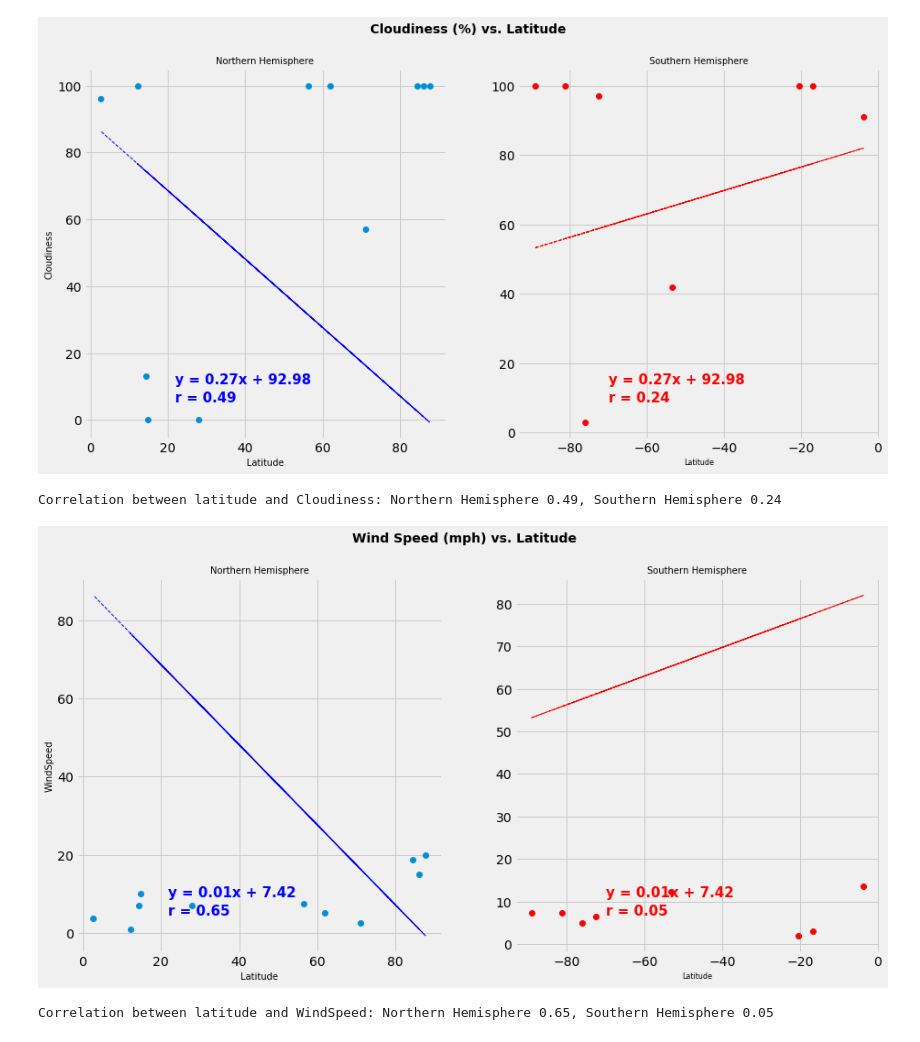
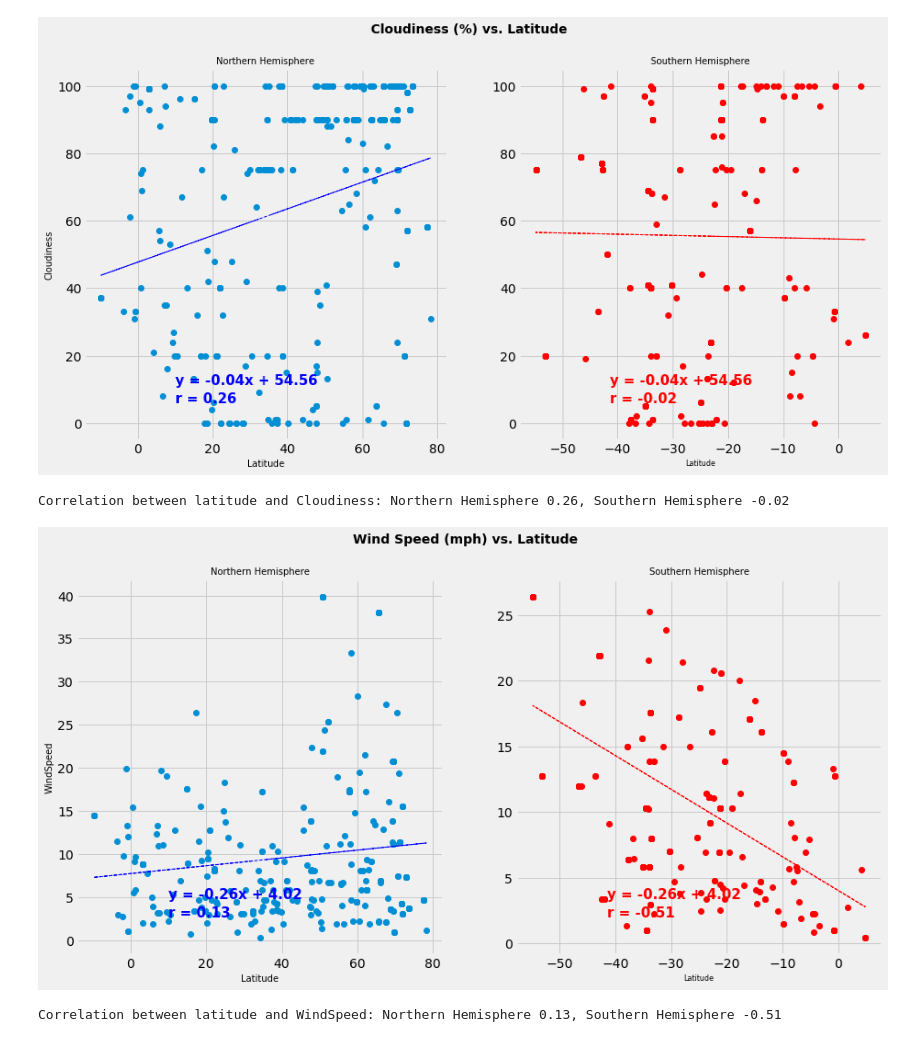
Before and after one commit to mhargroder/python-api-challenge, a Jupyter notebook: WeatherPy/WeatherPy.ipynb, the cells around one changed output. Drawn from its saved outputs; the diff is of its cells as text; code cells hidden in the pictures.

```diff
--- a/WeatherPy/WeatherPy.ipynb
+++ b/WeatherPy/WeatherPy.ipynb
@@ -73,9 +70,12 @@ df1.head(8)
 # %%
-#add columns for Temp, Humid, Cloudiness, and Windspeed then populate via API
+#add columns for Temp, Humid, Cloudiness, Windspeed, and actual coords then populate via API
+df1['act_lat'] =''
+df1['act_lng'] =''
 df1['Temperature_F']=''
 df1['Humidity_Perc']=''
 df1['Cloudiness_Perc']=''
 df1['Wind_Speed_MPH'] =''
+df1['Wind_Speed_MPH'] =''
 # %%
 #call openweathermap endpoint to get weather metrics and populate dataframe
 
@@ -98,6 +98,8 @@ for index, row in df1.iterrows():
 
    #populate cells
     try:
+        df1.loc[index, ['act_lat']]         = response_json['coord']['lat']
+        df1.loc[index, ['act_lng']]         = response_json['coord']['lon']
         df1.loc[index, ['Temperature_F']]   = response_json['main']['temp']
         df1.loc[index, ['Humidity_Perc']]   = response_json['main']['humidity']
         df1.loc[index, ['Cloudiness_Perc']] = response_json['clouds']['all']
@@ -219,7 +221,7 @@ def plotLatMeasure(cat, msr, x, y, w, z):
 
 
     ax1.scatter(x, y, linewidth=1, marker="o")
-    ax1.plot(x, nt_fit, "b--", linewidth=1)
+    ax1.plot(x, nh_fit, "b--", linewidth=1)
     plt.text(0.25, 0.15, sh_line_eq, fontweight="bold",fontsize=15, color="b", transform=ax1.transAxes)
     plt.text(0.25, 0.10, "r = " +str(round(nh_corr[0],2)), fontweight="bold",fontsize=15, color="b", transform=ax1.transAxes)
     ax1.set_title('Northern Hemisphere', fontsize=10)
@@ -227,7 +229,7 @@ def plotLatMeasure(cat, msr, x, y, w, z):
     ax1.set_xlabel('Latitude', fontsize= 10)
 
     ax2.scatter(w, z, linewidth=1, marker="o", color="r")
-    ax2.plot(w, st_fit, "r--", linewidth=1)
+    ax2.plot(w, sh_fit, "r--", linewidth=1)
     plt.text(0.25, 0.15, sh_line_eq, fontweight="bold",fontsize=15, color="r", transform=ax2.transAxes)
     plt.text(0.25, 0.10, "r = " +str(round(sh_corr[0],2)), fontweight="bold",fontsize=15, color="r", transform=ax2.transAxes)
     ax2.set_title('Southern Hemisphere', fontsize=10)
@@ -238,3 +240,7 @@ def plotLatMeasure(cat, msr, x, y, w, z):
     plt.show()
 
     print(f'Correlation between latitude and {msr}: Northern Hemisphere {round(nh_corr[0],2)}, Southern Hemisphere {round(sh_corr[0],2)}')
+# %%
+#Create dataframes for northern and southern hemispheres
+nh_DF = df1[df1['rand_lat'] >= 0]
+sh_DF = df1[df1['rand_lat'] < 0]
@@ -273,31 +285,31 @@ Correlation between latitude and Humidity: Northern Hemisphere 0.58, Southern He
 cat = 'Cloudiness (%) vs. Latitude'
 msr = 'Cloudiness'
 #Northern Hemisphere
-x = nh_DF.iloc[:, 0].astype(float) #Latitude
-y = nh_DF.iloc[:, 6].astype(float) #NH var
+x = nh_DF.iloc[:, 4].astype(float) #Latitude
+y = nh_DF.iloc[:, 8].astype(float) #NH var
 #Southern Hemisphere
-w = sh_DF.iloc[:, 0].astype(float) #Latitude
-z = sh_DF.iloc[:, 6].astype(float) #SH var
+w = sh_DF.iloc[:, 4].astype(float) #Latitude
+z = sh_DF.iloc[:, 8].astype(float) #SH var
 
 plotLatMeasure(cat, msr, x, y, w, z)
 # %% [output]
-[figure, old version]
+[figure, new version]
-Correlation between latitude and Cloudiness: Northern Hemisphere 0.49, Southern Hemisphere 0.24
+Correlation between latitude and Cloudiness: Northern Hemisphere 0.26, Southern Hemisphere -0.02
 # %%
 ####Wind Speed (mph) vs. Latitude####
 cat = 'Wind Speed (mph) vs. Latitude'
 msr = 'WindSpeed'
 #Northern Hemisphere
-x = nh_DF.iloc[:, 0].astype(float) #Latitude
-y = nh_DF.iloc[:, 7].astype(float) #NH var
+x = nh_DF.iloc[:, 4].astype(float) #Latitude
+y = nh_DF.iloc[:, 9].astype(float) #NH var
 #Southern Hemisphere
-w = sh_DF.iloc[:, 0].astype(float) #Latitude
-z = sh_DF.iloc[:, 7].astype(float) #SH var
+w = sh_DF.iloc[:, 4].astype(float) #Latitude
+z = sh_DF.iloc[:, 9].astype(float) #SH var
 
 plotLatMeasure(cat, msr, x, y, w, z)
 # %% [output]
-[figure, old version]
+[figure, new version]
-Correlation between latitude and WindSpeed: Northern Hemisphere 0.65, Southern Hemisphere 0.05
+Correlation between latitude and WindSpeed: Northern Hemisphere 0.13, Southern Hemisphere -0.51
 # %%
 # Export dataframe as a CSV
 df1.to_csv('WeatherPY_Data.csv', index=False, header=True)
```
Also changed, not shown: parts of 8 cells of this notebook, 6 other files.
